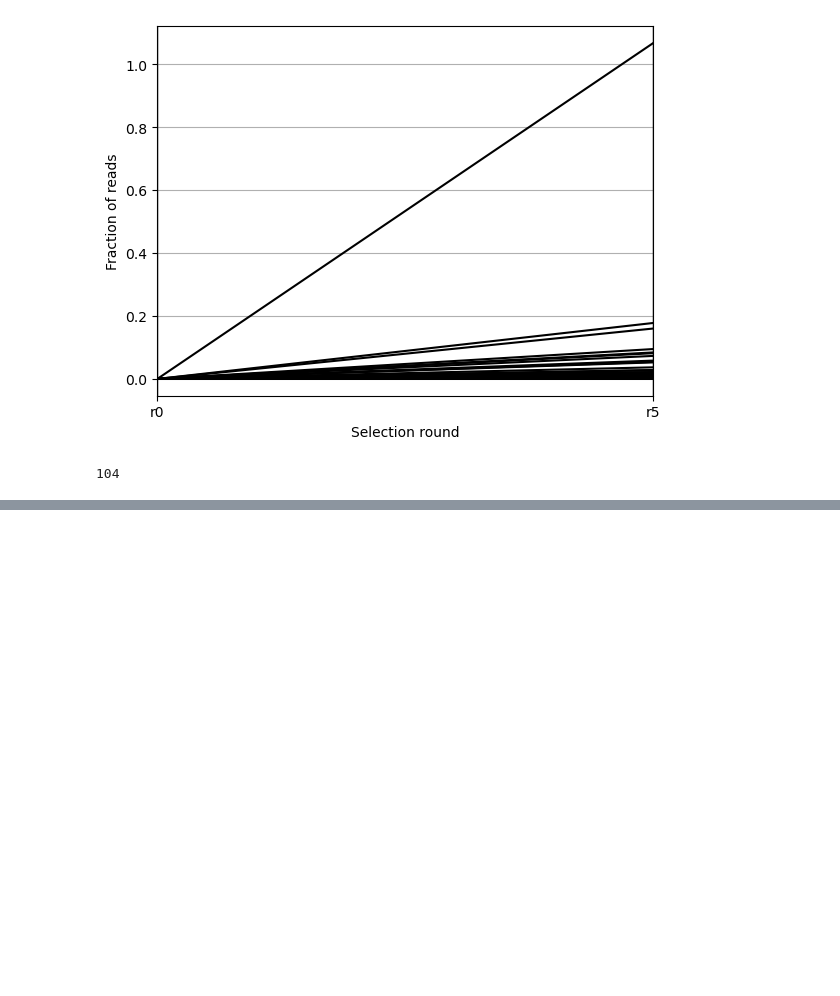
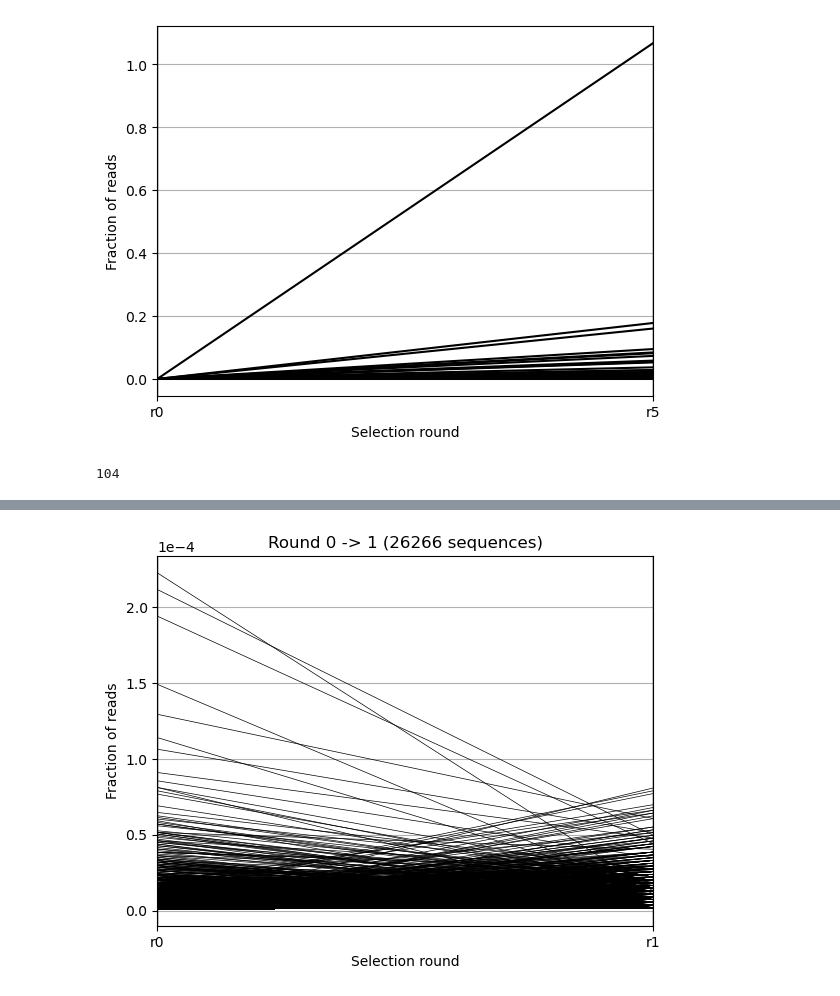
Before and after one commit to szsctt/aavolve_data, a Jupyter notebook: notebooks/2024-05-21_graph_replications.ipynb, the cells around one changed output, grey strips where cells are left out. Cells and saved outputs as stored; diff of their text form; code cells hidden in the pictures; blank space fills up the shorter version.

```diff
--- a/notebooks/2024-05-21_graph_replications.ipynb
+++ b/notebooks/2024-05-21_graph_replications.ipynb
@@ -186,0 +234,21 @@ print(len(merged_0_5))
+# %%
+r0_sum = r0['r0'].sum()
+r1_sum = r1['r1'].sum()
+r5_sum = r5['r5'].sum()
+
+print(r0)
+
+# r0['r0'] = r0['r0'] / r0_sum
+# r1['r1'] = r1['r1'] / r1_sum
+# r5['r5'] = r5['r5'] / r5_sum
+
+r0['r0'] = (np.log(r0['r0'])) / r0_sum
+r1['r1'] = (np.log(r1['r1'])) / r1_sum
+r5['r5'] = (np.log(r5['r5'])) / r5_sum
+
+# r0['r0'] = np.log((r0['r0'] / r0_sum) + 1)
+# r1['r1'] = np.log((r1['r1'] / r1_sum) + 1)
+# r5['r5'] = np.log((r5['r5'] / r5_sum) + 1)
+
+print(r0_sum)
+print(r0['r0'])
@@ -186,0 +273,21 @@ print(len(merged_0_5))
+# %%
+# Merge them into a DataFrame
+merged_0_1 = pd.merge(r0, r1, on='sequence')
+merged_0_5 = pd.merge(r0, r5, on='sequence')
+# %%
+# Make ro -> r1 plot replacation_of_ro_to_r1_plot-v2.png
+
+graph = pd.plotting.parallel_coordinates(merged_0_1, "sequence", color='black', linewidth=0.5)
+
+
+plt.ticklabel_format(style='sci', axis='y', scilimits=(0,0))
+
+plt.title(f"Round 0 -> 1 ({len(merged_0_1)} sequences)")
+graph.legend_ = None
+plt.ylabel("Fraction of reads")
+plt.xlabel("Selection round")
+
+
+plt.savefig('./replacation_of_ro_to_r1_plot-v2.png')
+# %% [output]
+[figure, added]
```
Also changed, not shown: parts of 7 cells of this notebook.
